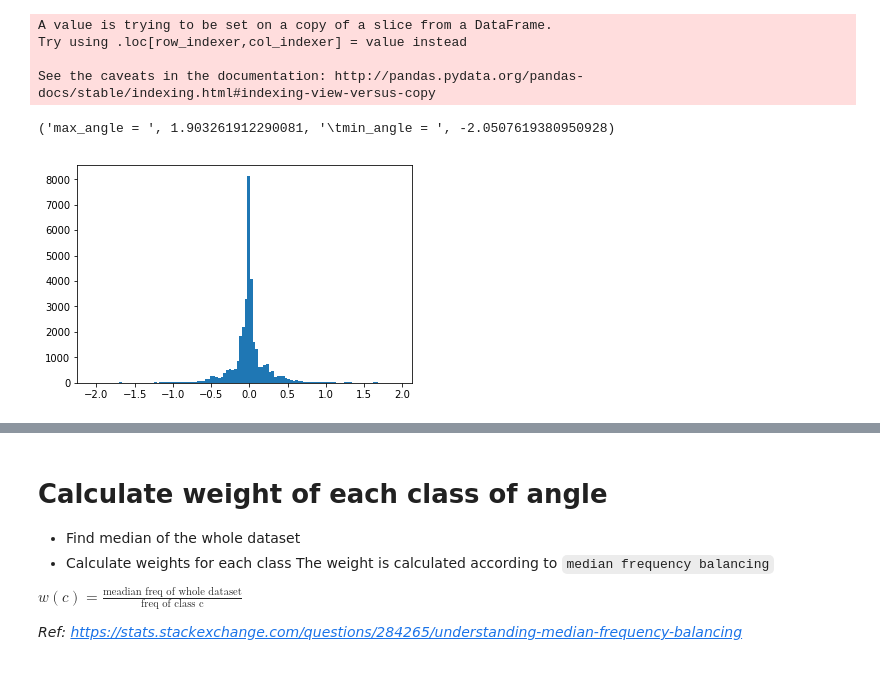
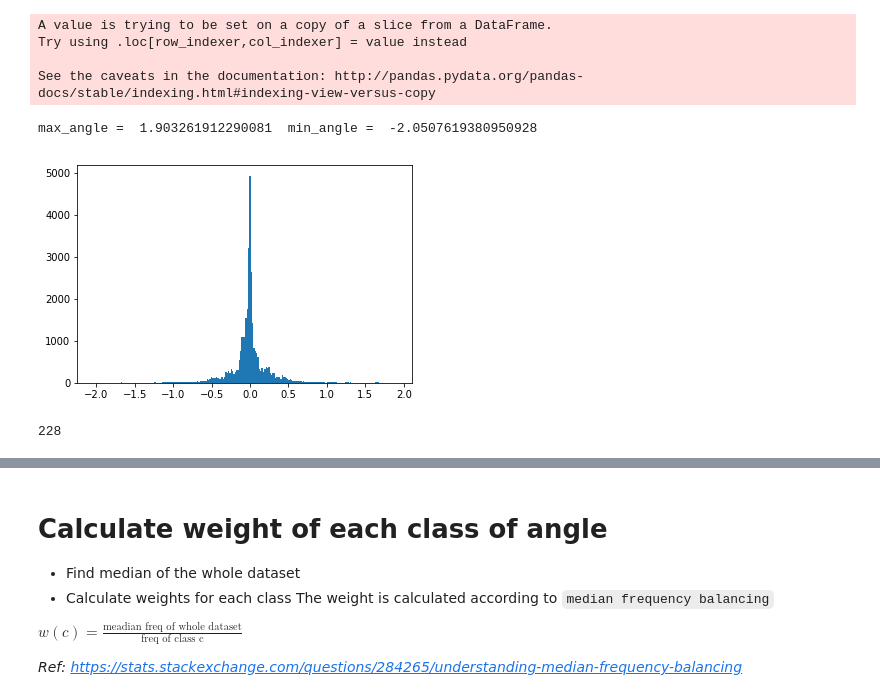
Before and after one commit to quan-dao/ECN-E2E, a Jupyter notebook: data/dataset_prepation.ipynb, the cells around one changed output, grey strips where cells are left out. Saved outputs shown, nothing was run; the diff lists cells and outputs as text; code cells hidden in the pictures.

```diff
--- a/data/dataset_prepation.ipynb
+++ b/data/dataset_prepation.ipynb
@@ -7,7 +7,7 @@ from data_utils import put_in_PI, find_angle_id, find_next_frame, generate_sampl
 import json
 from tqdm import tqdm
 # %%
-DATA_ROOT_DIR = "./training_data/"
+DATA_ROOT_DIR = "../training_data/"
 
 df = pd.read_csv(DATA_ROOT_DIR + 'interpolated.csv')
 # %%
@@ -27,12 +27,16 @@ max_angle = max(center_cam_df['angle'])
 min_angle = min(center_cam_df['angle'])
 print("max_angle = ", max_angle, "\tmin_angle = ", min_angle)
 # %% [output]
-('max_angle = ', 1.903261912290081, '\tmin_angle = ', -2.0507619380950928)
+max_angle =  1.903261912290081  min_angle =  -2.0507619380950928
 # %%
-bin_width = 2 * np.pi / 180
+bin_width = 1. * np.pi / 180
 num_bins = math.ceil((max_angle - min_angle) / bin_width) + 1
 bins = [min_angle + i * bin_width for i in range(int(num_bins))]
 
 bins_cnt, bins_edge, _ = plt.hist(center_cam_df['angle'], bins=bins)
 # %% [output]
-[figure, old version]
+[figure, new version]
+# %%
+len(bins_edge)
+# %% [output]
+228
```
Also changed, not shown: parts of 9 cells of this notebook, 9 other files.
